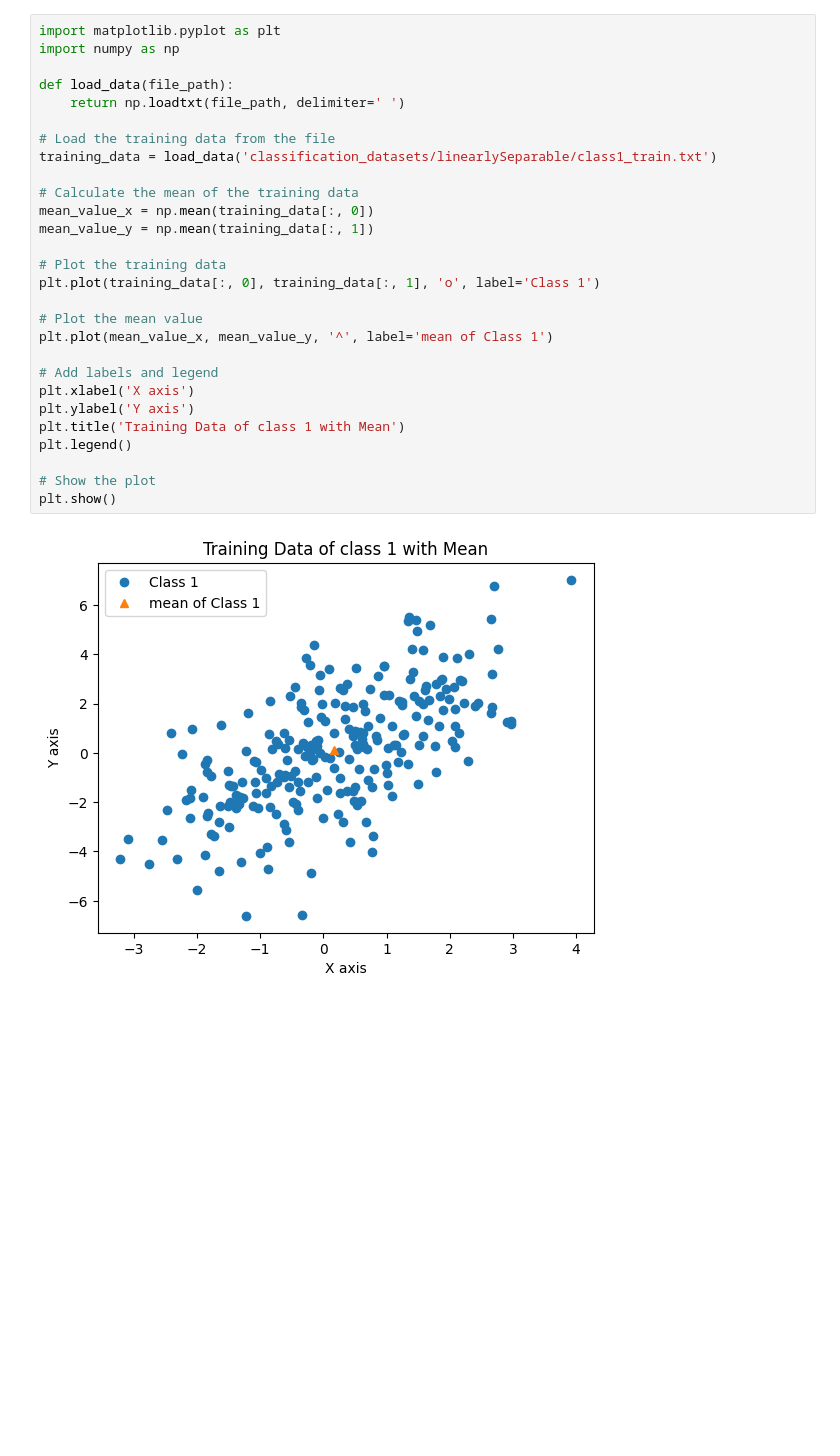
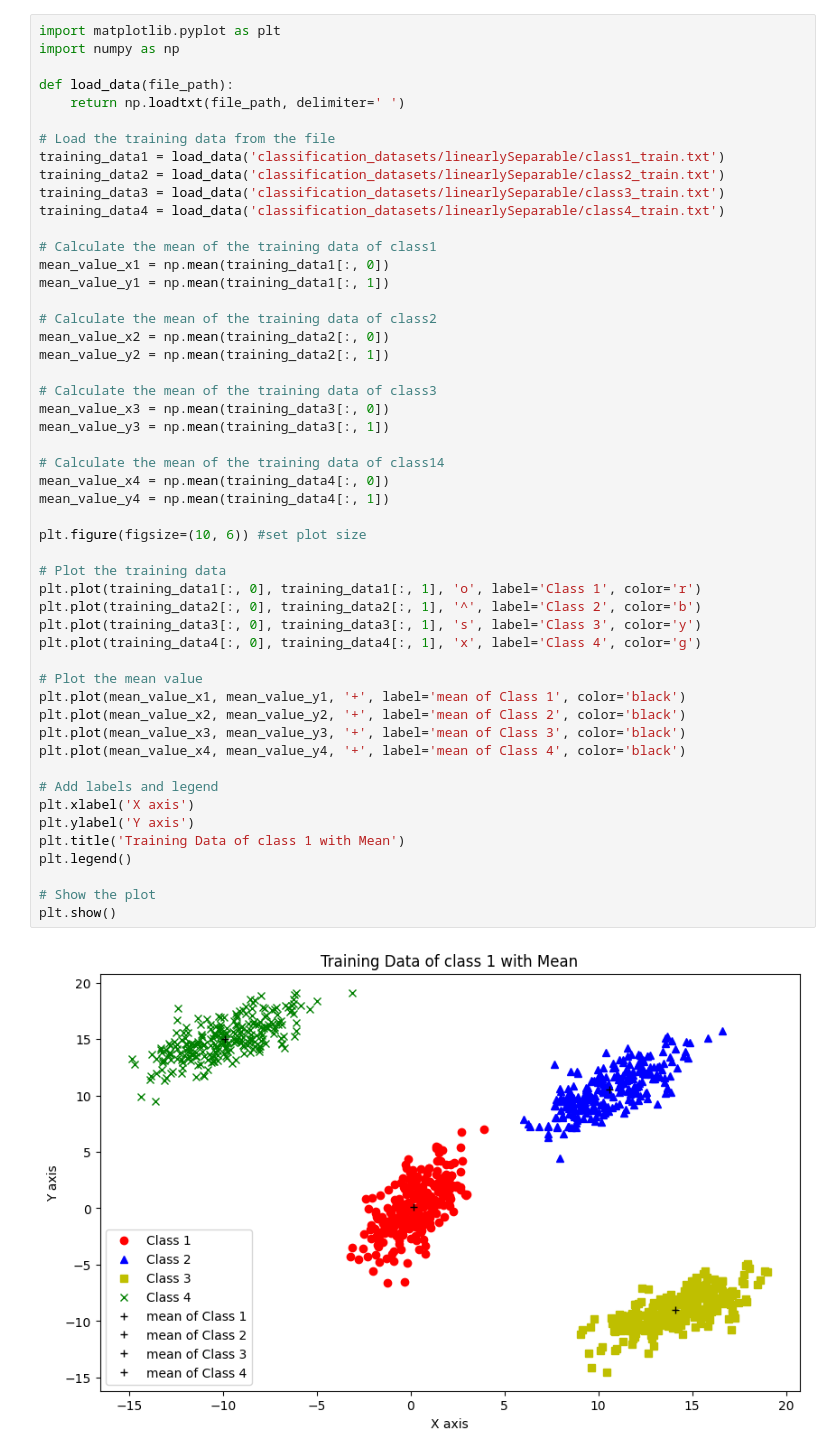
Before and after one commit to RakshithaKalkura/IML-project-dec-2024, a Jupyter notebook: plot_mean.ipynb, the cells around one changed output. Cells and saved outputs as stored; diff of their text form; blank space fills up the shorter version.

Commit message:
add plots for mean

```diff
--- a/plot_mean.ipynb
+++ b/plot_mean.ipynb
@@ -1,30 +27,53 @@
 # %%
 import matplotlib.pyplot as plt
 import numpy as np
 
 def load_data(file_path):
     return np.loadtxt(file_path, delimiter=' ')
 
 # Load the training data from the file
-training_data = load_data('classification_datasets/linearlySeparable/class1_train.txt')
+training_data1 = load_data('classification_datasets/linearlySeparable/class1_train.txt')
+training_data2 = load_data('classification_datasets/linearlySeparable/class2_train.txt')
+training_data3 = load_data('classification_datasets/linearlySeparable/class3_train.txt')
+training_data4 = load_data('classification_datasets/linearlySeparable/class4_train.txt')
 
-# Calculate the mean of the training data
-mean_value_x = np.mean(training_data[:, 0])
-mean_value_y = np.mean(training_data[:, 1])
+# Calculate the mean of the training data of class1
+mean_value_x1 = np.mean(training_data1[:, 0])
+mean_value_y1 = np.mean(training_data1[:, 1])
+
+# Calculate the mean of the training data of class2
+mean_value_x2 = np.mean(training_data2[:, 0])
+mean_value_y2 = np.mean(training_data2[:, 1])
+
+# Calculate the mean of the training data of class3
+mean_value_x3 = np.mean(training_data3[:, 0])
+mean_value_y3 = np.mean(training_data3[:, 1])
+
+# Calculate the mean of the training data of class14
+mean_value_x4 = np.mean(training_data4[:, 0])
+mean_value_y4 = np.mean(training_data4[:, 1])
+
+plt.figure(figsize=(10, 6)) #set plot size
 
 # Plot the training data
-plt.plot(training_data[:, 0], training_data[:, 1], 'o', label='Class 1')
+plt.plot(training_data1[:, 0], training_data1[:, 1], 'o', label='Class 1', color='r')
+plt.plot(training_data2[:, 0], training_data2[:, 1], '^', label='Class 2', color='b')
+plt.plot(training_data3[:, 0], training_data3[:, 1], 's', label='Class 3', color='y')
+plt.plot(training_data4[:, 0], training_data4[:, 1], 'x', label='Class 4', color='g')
 
 # Plot the mean value
-plt.plot(mean_value_x, mean_value_y, '^', label='mean of Class 1')
+plt.plot(mean_value_x1, mean_value_y1, '+', label='mean of Class 1', color='black')
+plt.plot(mean_value_x2, mean_value_y2, '+', label='mean of Class 2', color='black')
+plt.plot(mean_value_x3, mean_value_y3, '+', label='mean of Class 3', color='black')
+plt.plot(mean_value_x4, mean_value_y4, '+', label='mean of Class 4', color='black')
 
 # Add labels and legend
 plt.xlabel('X axis')
 plt.ylabel('Y axis')
 plt.title('Training Data of class 1 with Mean')
 plt.legend()
 
 # Show the plot
 plt.show()
 # %% [output]
-[figure, old version]
+[figure, new version]
```
Also changed, not shown: parts of 1 cell of this notebook, 1 other file.
